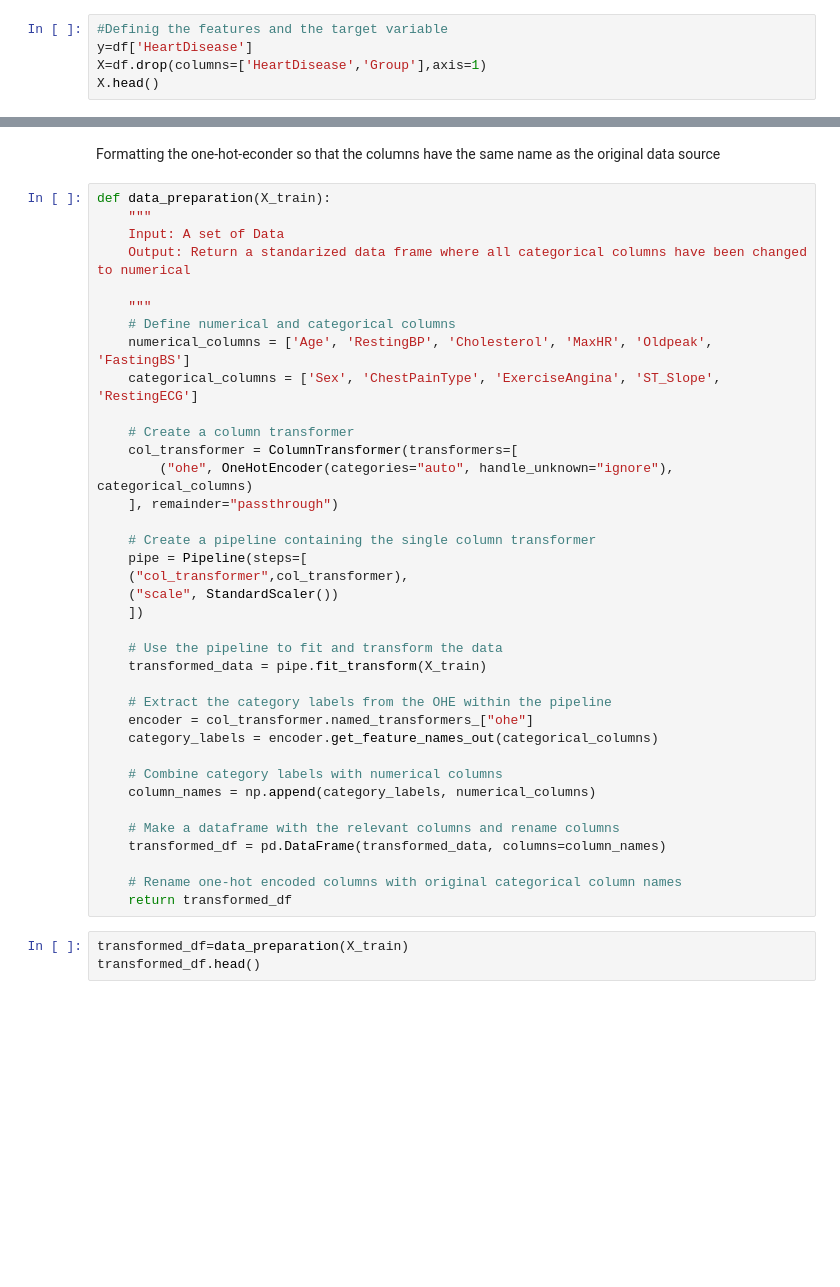
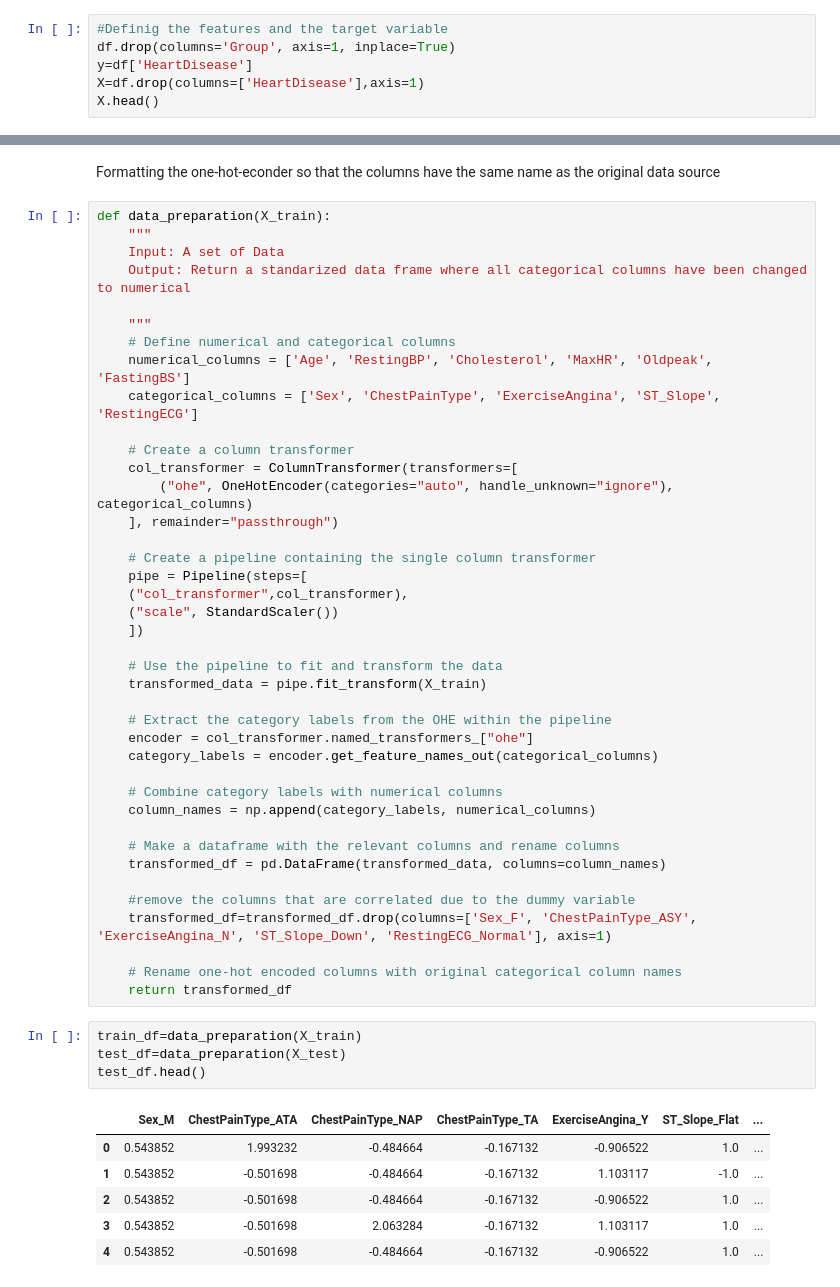
Before and after one commit to dgardunohorneffer/Captsone-AI, a Jupyter notebook: Notebooks/Daniela_Garduno/Notebook_Daniela.ipynb, the cells around one changed output, grey strips where cells are left out. Saved outputs shown, nothing was run; the diff lists cells and outputs as text; blank space fills up the shorter version.

```diff
--- a/Notebooks/Daniela_Garduno/Notebook_Daniela.ipynb
+++ b/Notebooks/Daniela_Garduno/Notebook_Daniela.ipynb
@@ -378,6 +385,7 @@ sns.heatmap(corr_matrix, annot=True, cmap="crest");
 # Preparing the Data
 # %%
 #Definig the features and the target variable
+df.drop(columns='Group', axis=1, inplace=True)
 y=df['HeartDisease']
-X=df.drop(columns=['HeartDisease','Group'],axis=1)
+X=df.drop(columns=['HeartDisease'],axis=1)
 X.head()
@@ -421,8 +436,19 @@ def data_preparation(X_train):
     # Make a dataframe with the relevant columns and rename columns
     transformed_df = pd.DataFrame(transformed_data, columns=column_names)
 
+    #remove the columns that are correlated due to the dummy variable
+    transformed_df=transformed_df.drop(columns=['Sex_F', 'ChestPainType_ASY', 'ExerciseAngina_N', 'ST_Slope_Down', 'RestingECG_Normal'], axis=1)
+
     # Rename one-hot encoded columns with original categorical column names
     return transformed_df
 # %%
-transformed_df=data_preparation(X_train)
-transformed_df.head()
+train_df=data_preparation(X_train)
+test_df=data_preparation(X_test)
+test_df.head()
+# %% [output]
+|  | Sex_M | ChestPainType_ATA | ChestPainType_NAP | ChestPainType_TA | ExerciseAngina_Y | ST_Slope_Flat | ... |
+| 0 | 0.543852 | 1.993232 | -0.484664 | -0.167132 | -0.906522 | 1.0 | ... |
+| 1 | 0.543852 | -0.501698 | -0.484664 | -0.167132 | 1.103117 | -1.0 | ... |
+| 2 | 0.543852 | -0.501698 | -0.484664 | -0.167132 | -0.906522 | 1.0 | ... |
+| 3 | 0.543852 | -0.501698 | 2.063284 | -0.167132 | 1.103117 | 1.0 | ... |
+| 4 | 0.543852 | -0.501698 | -0.484664 | -0.167132 | -0.906522 | 1.0 | ... |
```
Also changed, not shown: parts of 33 cells of this notebook.
